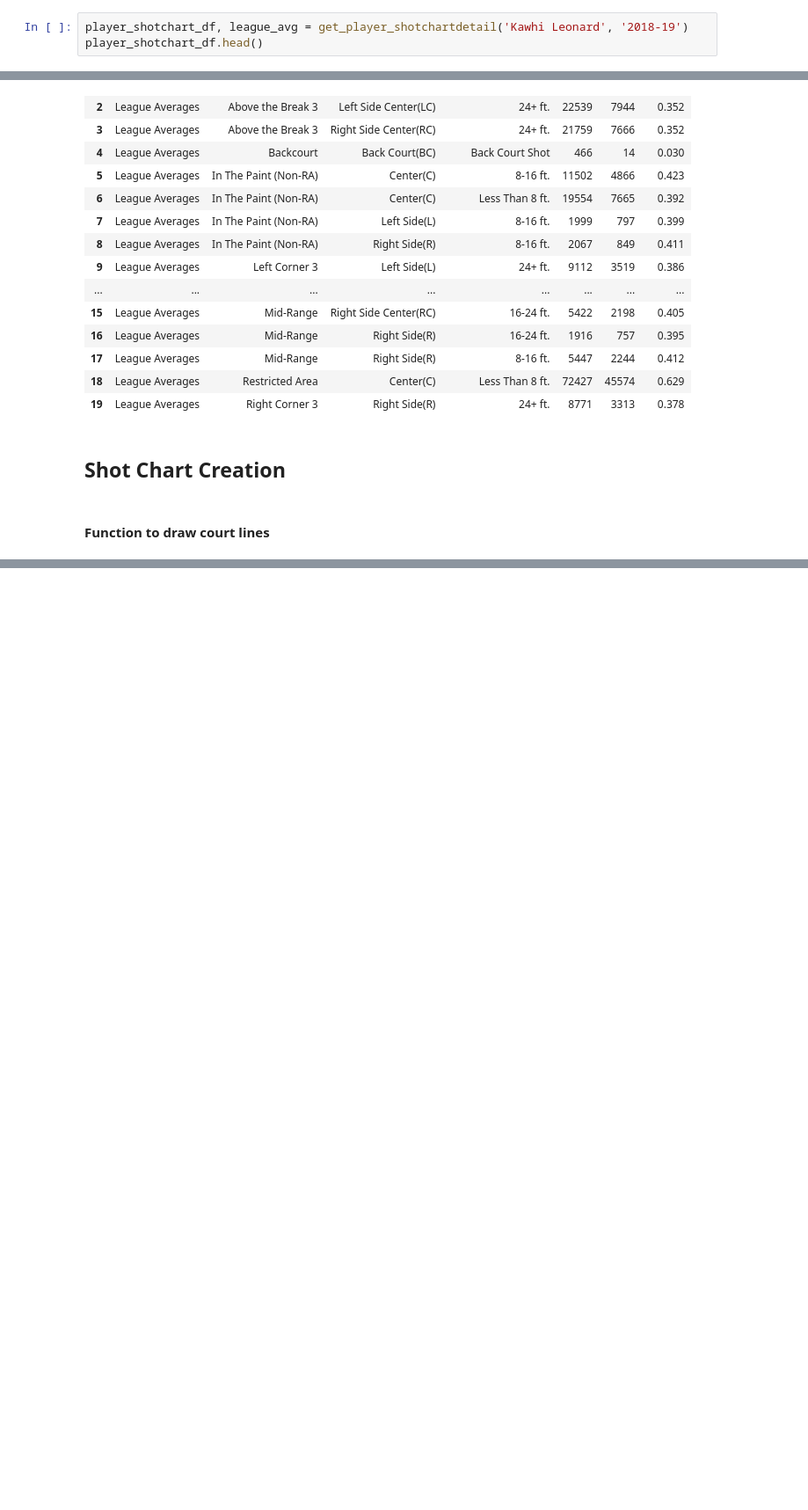
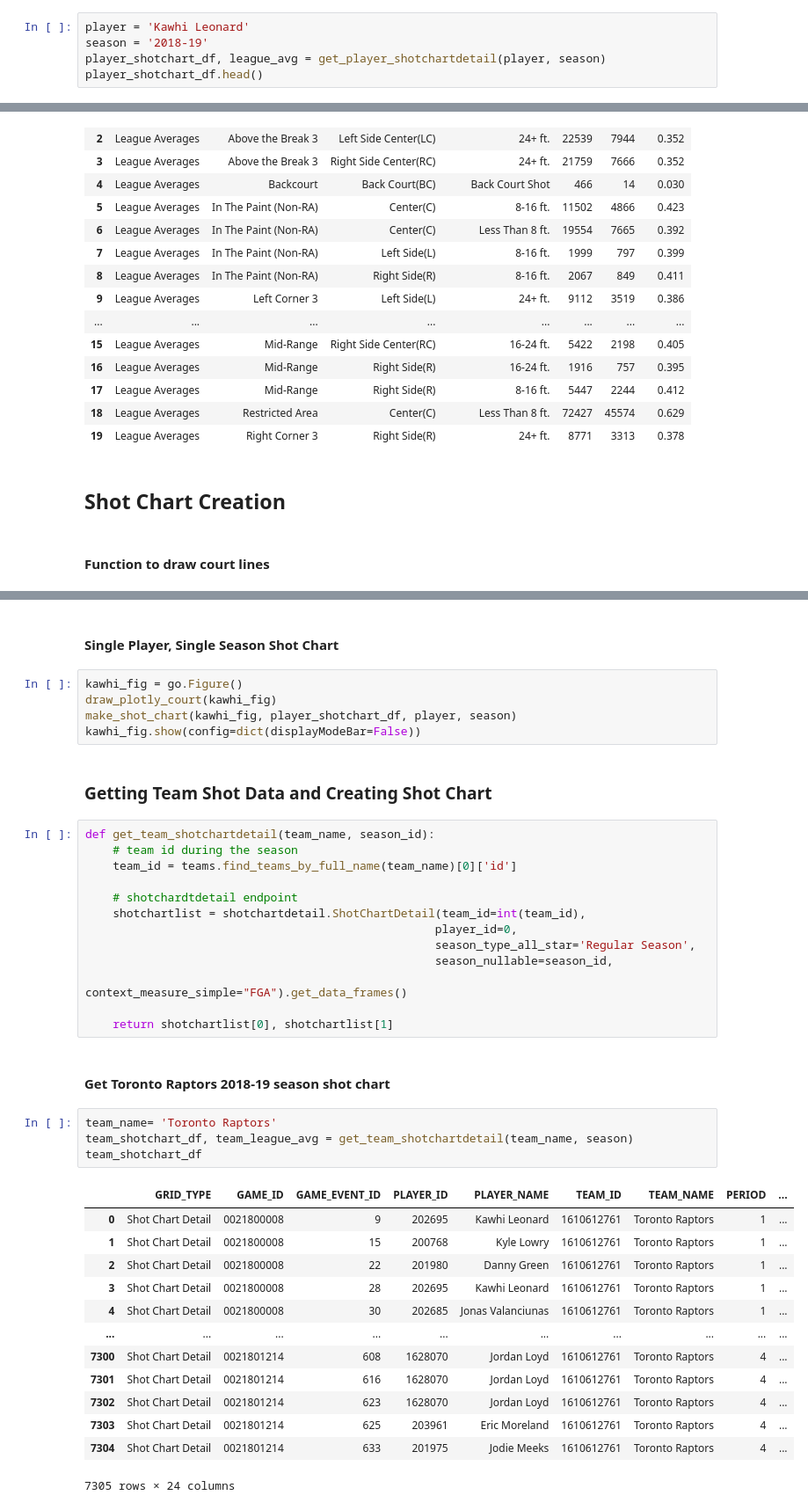
Before and after one commit to mujtabasiddiqui/nba_spatial_analysis, a Jupyter notebook: analysis/exploratory_analysis_mujtaba.ipynb, the cells around one changed output, grey strips where cells are left out. Shown at 88% size. Saved outputs shown, nothing was run; the diff lists cells and outputs as text; blank space fills up the shorter version.

Commit message:
added team shot charts

```diff
--- a/analysis/exploratory_analysis_mujtaba.ipynb
+++ b/analysis/exploratory_analysis_mujtaba.ipynb
@@ -33,7 +36,9 @@ def get_player_shotchartdetail(player_name, season_id):
 # %% [markdown]
 #### Get shot chart info for Kawhi Leanords 2018-2019 season
 # %%
-player_shotchart_df, league_avg = get_player_shotchartdetail('Kawhi Leonard', '2018-19')
+player = 'Kawhi Leonard'
+season = '2018-19'
+player_shotchart_df, league_avg = get_player_shotchartdetail(player, season)
 player_shotchart_df.head()
 # %% [output]
 |  | GRID_TYPE | GAME_ID | GAME_EVENT_ID | PLAYER_ID | PLAYER_NAME | TEAM_ID | TEAM_NAME | PERIOD | ... |
@@ -278,0 +282,42 @@ fig.show(config=dict(displayModeBar=False))
+# %% [markdown]
+#### Single Player, Single Season Shot Chart
+# %%
+kawhi_fig = go.Figure()
+draw_plotly_court(kawhi_fig)
+make_shot_chart(kawhi_fig, player_shotchart_df, player, season)
+kawhi_fig.show(config=dict(displayModeBar=False))
+# %% [markdown]
+### Getting Team Shot Data and Creating Shot Chart
+# %%
+def get_team_shotchartdetail(team_name, season_id):
+    # team id during the season
+    team_id = teams.find_teams_by_full_name(team_name)[0]['id']
+
+    # shotchardtdetail endpoint
+    shotchartlist = shotchartdetail.ShotChartDetail(team_id=int(team_id),
+                                                   player_id=0,
+                                                   season_type_all_star='Regular Season',
+                                                   season_nullable=season_id,
+                                                   context_measure_simple="FGA").get_data_frames()
+
+    return shotchartlist[0], shotchartlist[1]
+# %% [markdown]
+#### Get Toronto Raptors 2018-19 season shot chart
+# %%
+team_name= 'Toronto Raptors'
+team_shotchart_df, team_league_avg = get_team_shotchartdetail(team_name, season)
+team_shotchart_df
+# %% [output]
+|  | GRID_TYPE | GAME_ID | GAME_EVENT_ID | PLAYER_ID | PLAYER_NAME | TEAM_ID | TEAM_NAME | PERIOD | ... |
+| 0 | Shot Chart Detail | 0021800008 | 9 | 202695 | Kawhi Leonard | 1610612761 | Toronto Raptors | 1 | ... |
+| 1 | Shot Chart Detail | 0021800008 | 15 | 200768 | Kyle Lowry | 1610612761 | Toronto Raptors | 1 | ... |
+| 2 | Shot Chart Detail | 0021800008 | 22 | 201980 | Danny Green | 1610612761 | Toronto Raptors | 1 | ... |
+| 3 | Shot Chart Detail | 0021800008 | 28 | 202695 | Kawhi Leonard | 1610612761 | Toronto Raptors | 1 | ... |
+| 4 | Shot Chart Detail | 0021800008 | 30 | 202685 | Jonas Valanciunas | 1610612761 | Toronto Raptors | 1 | ... |
+| ... | ... | ... | ... | ... | ... | ... | ... | ... | ... |
+| 7300 | Shot Chart Detail | 0021801214 | 608 | 1628070 | Jordan Loyd | 1610612761 | Toronto Raptors | 4 | ... |
+| 7301 | Shot Chart Detail | 0021801214 | 616 | 1628070 | Jordan Loyd | 1610612761 | Toronto Raptors | 4 | ... |
+| 7302 | Shot Chart Detail | 0021801214 | 623 | 1628070 | Jordan Loyd | 1610612761 | Toronto Raptors | 4 | ... |
+| 7303 | Shot Chart Detail | 0021801214 | 625 | 203961 | Eric Moreland | 1610612761 | Toronto Raptors | 4 | ... |
+| 7304 | Shot Chart Detail | 0021801214 | 633 | 201975 | Jodie Meeks | 1610612761 | Toronto Raptors | 4 | ... |
+7305 rows × 24 columns
```
Also changed, not shown: parts of 11 cells of this notebook.
